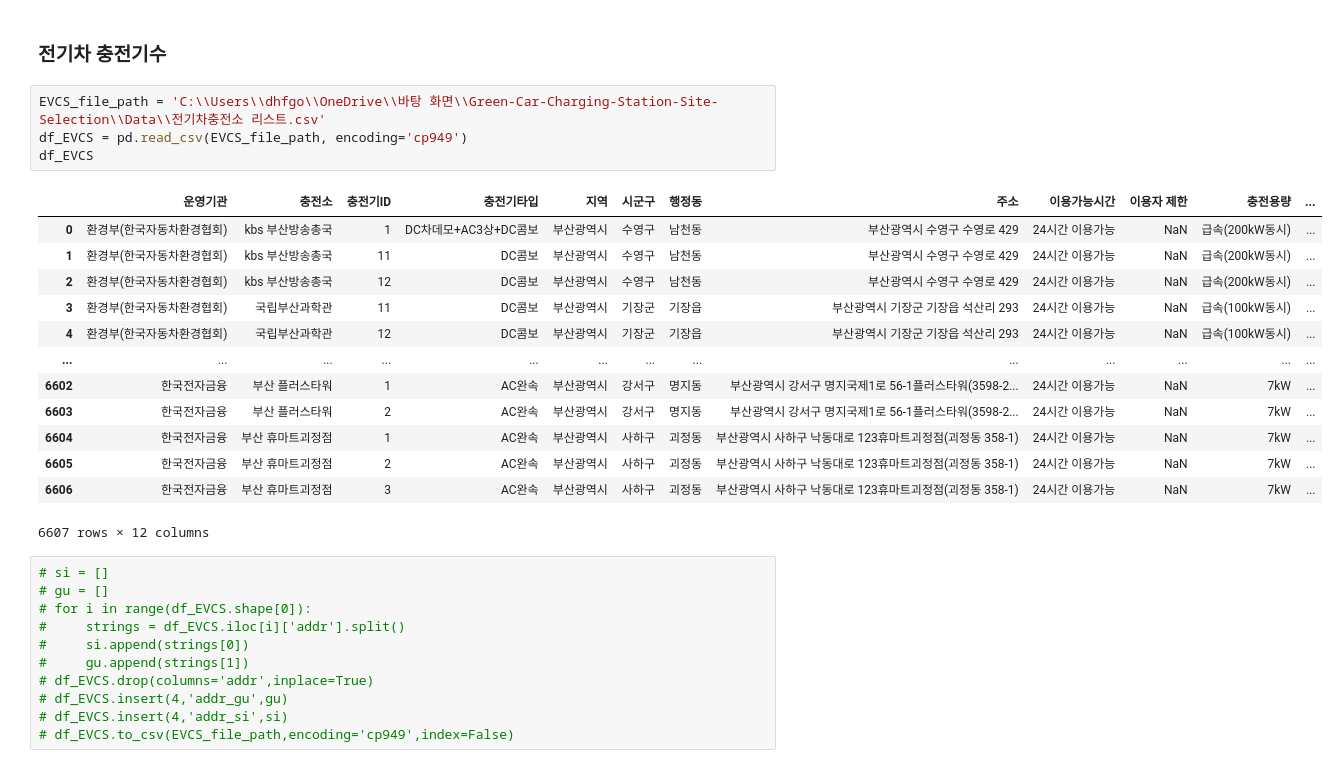
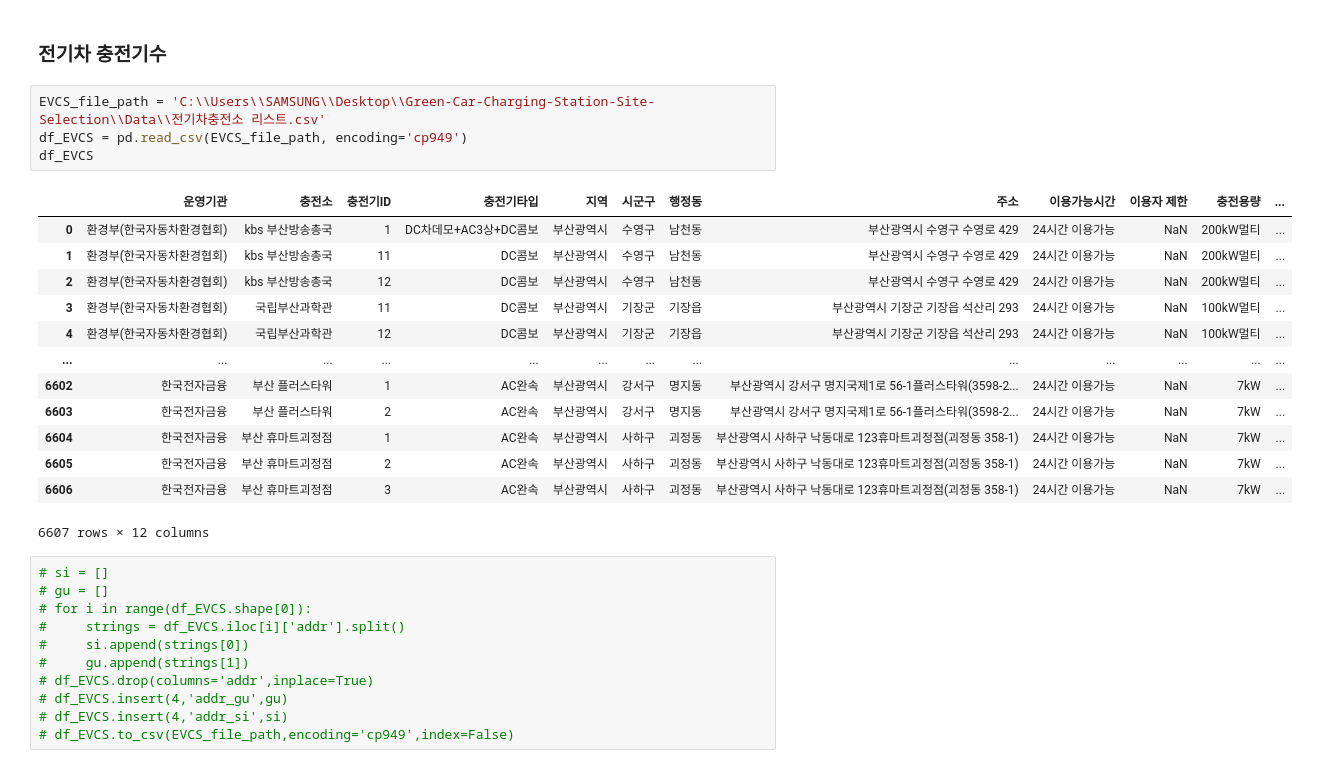
Before and after one commit to jhparkland/Green-Car-Charging-Station-Site-Selection, a Jupyter notebook: Notebook/GVCS/GVCS.ipynb, the cells around one changed output. Drawn from its saved outputs; the diff is of its cells as text.

```diff
--- a/Notebook/GVCS/GVCS.ipynb
+++ b/Notebook/GVCS/GVCS.ipynb
@@ -483,16 +480,16 @@ LPG_group
 # %% [markdown]
 ### 전기차 충전기수
 # %%
-EVCS_file_path = 'C:\\Users\\dhfgo\\OneDrive\\바탕 화면\\Green-Car-Charging-Station-Site-Selection\\Data\\전기차충전소 리스트.csv'
+EVCS_file_path = 'C:\\Users\\SAMSUNG\\Desktop\\Green-Car-Charging-Station-Site-Selection\\Data\\전기차충전소 리스트.csv'
 df_EVCS = pd.read_csv(EVCS_file_path, encoding='cp949')
 df_EVCS
 # %% [output]
 |  | 운영기관 | 충전소 | 충전기ID | 충전기타입 | 지역 | 시군구 | 행정동 | 주소 | 이용가능시간 | 이용자 제한 | 충전용량 | ... |
-| 0 | 환경부(한국자동차환경협회) | kbs 부산방송총국 | 1 | DC차데모+AC3상+DC콤보 | 부산광역시 | 수영구 | 남천동 | 부산광역시 수영구 수영로 429 | 24시간 이용가능 | NaN | 급속(200kW동시) | ... |
-| 1 | 환경부(한국자동차환경협회) | kbs 부산방송총국 | 11 | DC콤보 | 부산광역시 | 수영구 | 남천동 | 부산광역시 수영구 수영로 429 | 24시간 이용가능 | NaN | 급속(200kW동시) | ... |
-| 2 | 환경부(한국자동차환경협회) | kbs 부산방송총국 | 12 | DC콤보 | 부산광역시 | 수영구 | 남천동 | 부산광역시 수영구 수영로 429 | 24시간 이용가능 | NaN | 급속(200kW동시) | ... |
-| 3 | 환경부(한국자동차환경협회) | 국립부산과학관 | 11 | DC콤보 | 부산광역시 | 기장군 | 기장읍 | 부산광역시 기장군 기장읍 석산리 293 | 24시간 이용가능 | NaN | 급속(100kW동시) | ... |
-| 4 | 환경부(한국자동차환경협회) | 국립부산과학관 | 12 | DC콤보 | 부산광역시 | 기장군 | 기장읍 | 부산광역시 기장군 기장읍 석산리 293 | 24시간 이용가능 | NaN | 급속(100kW동시) | ... |
+| 0 | 환경부(한국자동차환경협회) | kbs 부산방송총국 | 1 | DC차데모+AC3상+DC콤보 | 부산광역시 | 수영구 | 남천동 | 부산광역시 수영구 수영로 429 | 24시간 이용가능 | NaN | 200kW멀티 | ... |
+| 1 | 환경부(한국자동차환경협회) | kbs 부산방송총국 | 11 | DC콤보 | 부산광역시 | 수영구 | 남천동 | 부산광역시 수영구 수영로 429 | 24시간 이용가능 | NaN | 200kW멀티 | ... |
+| 2 | 환경부(한국자동차환경협회) | kbs 부산방송총국 | 12 | DC콤보 | 부산광역시 | 수영구 | 남천동 | 부산광역시 수영구 수영로 429 | 24시간 이용가능 | NaN | 200kW멀티 | ... |
+| 3 | 환경부(한국자동차환경협회) | 국립부산과학관 | 11 | DC콤보 | 부산광역시 | 기장군 | 기장읍 | 부산광역시 기장군 기장읍 석산리 293 | 24시간 이용가능 | NaN | 100kW멀티 | ... |
+| 4 | 환경부(한국자동차환경협회) | 국립부산과학관 | 12 | DC콤보 | 부산광역시 | 기장군 | 기장읍 | 부산광역시 기장군 기장읍 석산리 293 | 24시간 이용가능 | NaN | 100kW멀티 | ... |
 | ... | ... | ... | ... | ... | ... | ... | ... | ... | ... | ... | ... | ... |
 | 6602 | 한국전자금융 | 부산 플러스타워 | 1 | AC완속 | 부산광역시 | 강서구 | 명지동 | 부산광역시 강서구 명지국제1로 56-1플러스타워(3598-2... | 24시간 이용가능 | NaN | 7kW | ... |
 | 6603 | 한국전자금융 | 부산 플러스타워 | 2 | AC완속 | 부산광역시 | 강서구 | 명지동 | 부산광역시 강서구 명지국제1로 56-1플러스타워(3598-2... | 24시간 이용가능 | NaN | 7kW | ... |
```
Also changed, not shown: parts of 41 cells of this notebook, 1 other file.
